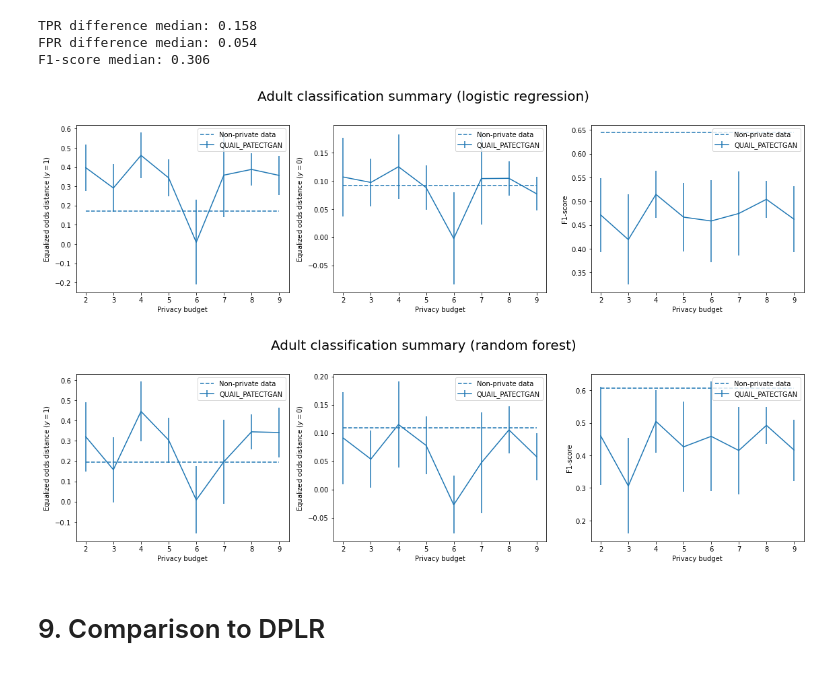
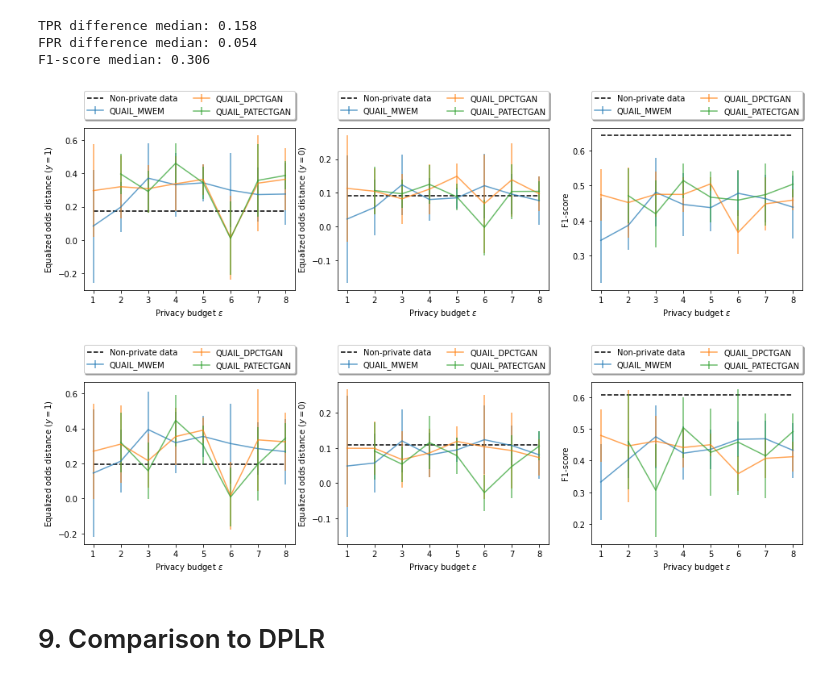
Before and after one commit to kgrabarz/microsoft_capstone_fall_2021, a Jupyter notebook: Code/Pipelines_and_EDA/14-Adult-New-Results.ipynb, the cells around one changed output. Saved outputs shown, nothing was run; the diff lists cells and outputs as text; code cells hidden in the pictures.

Commit message:
finalized all Adult results

```diff
--- a/Code/Pipelines_and_EDA/14-Adult-New-Results.ipynb
+++ b/Code/Pipelines_and_EDA/14-Adult-New-Results.ipynb
@@ -376,15 +376,15 @@ TPR difference median: 0.158
 FPR difference median: 0.054
 F1-score median: 0.306
 # %%
-# Plot new MWEM results at range of epsilon values
-get_epsilon_plots(["QUAIL_PATECTGAN"], epsilon_vals, nreps=10, classifier="logistic", test_df=encoded_test, non_priv_train=cat_train, one_hot_encode_train=True, dataset="adult")
+# Save results from all three synthesizers
+get_epsilon_plots(["QUAIL_MWEM", "QUAIL_DPCTGAN", "QUAIL_PATECTGAN"], epsilon_vals, nreps=10, classifier="logistic", test_df=encoded_test, non_priv_train=cat_train, one_hot_encode_train=True, dataset="adult", results_dir="adult/", savefig=True)
 # %% [output]
-[figure, old version]
+[figure, new version]
 # %%
-# Plot new MWEM results at range of epsilon values
-get_epsilon_plots(["QUAIL_PATECTGAN"], epsilon_vals, nreps=10, classifier="forest", test_df=encoded_test, non_priv_train=cat_train, one_hot_encode_train=True, dataset="adult")
+# Save results from all three synthesizers
+get_epsilon_plots(["QUAIL_MWEM", "QUAIL_DPCTGAN", "QUAIL_PATECTGAN"], epsilon_vals, nreps=10, classifier="forest", test_df=encoded_test, non_priv_train=cat_train, one_hot_encode_train=True, dataset="adult", results_dir="adult/", savefig=True)
 # %% [output]
-[figure, old version]
+[figure, new version]
 # %% [markdown]
 # 9. Comparison to DPLR
 # %%
```
Also changed, not shown: parts of 28 cells of this notebook.
